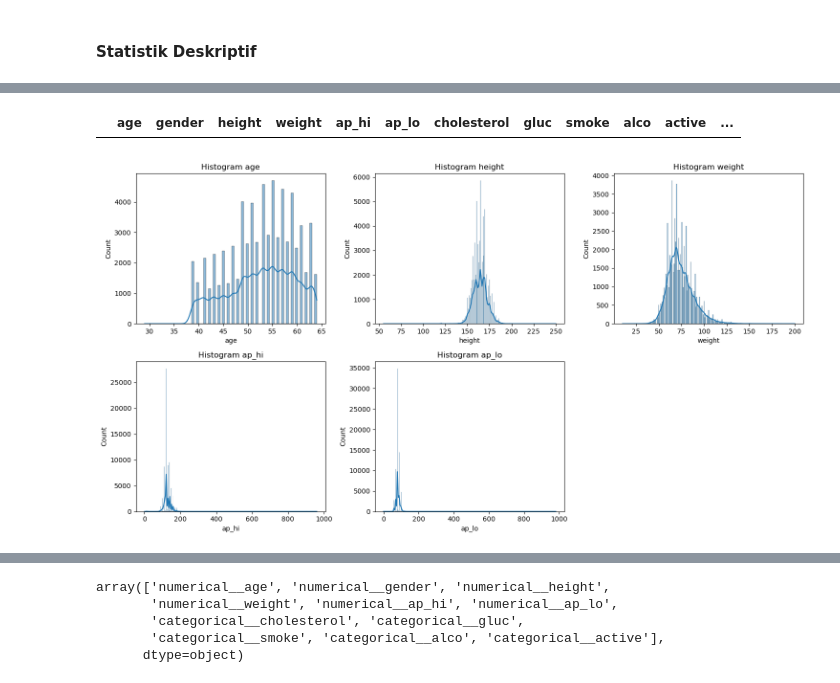
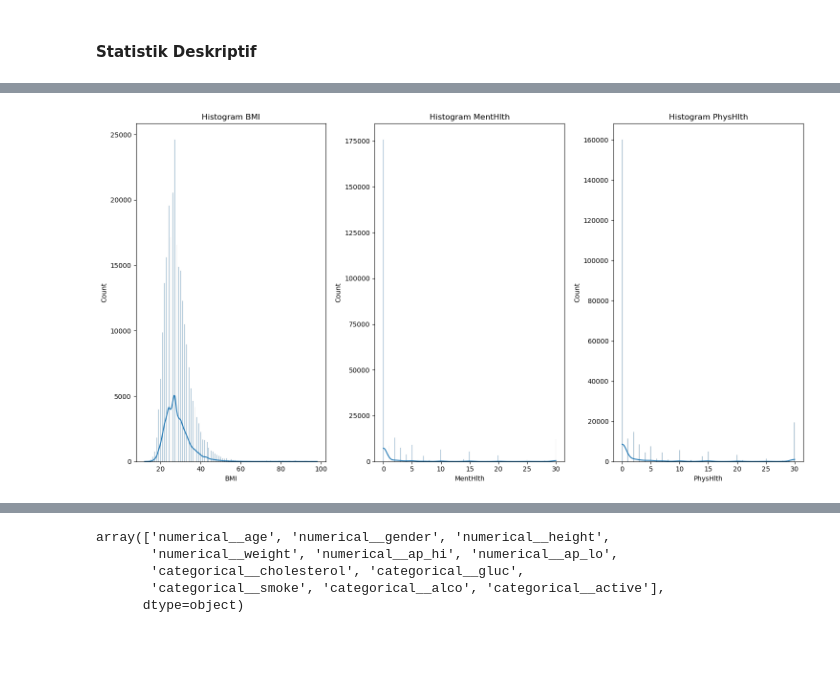
Before and after one commit to FaradayB/Hacktiv8-Assignments, a Jupyter notebook: Mini Project 2/mini_project_2_FaradayBarrFatahillah.ipynb, the cells around one changed output, grey strips where cells are left out. Saved outputs shown, nothing was run; the diff lists cells and outputs as text; code cells hidden in the pictures; blank space fills up the shorter version.

```diff
--- a/Mini Project 2/mini_project_2_FaradayBarrFatahillah.ipynb
+++ b/Mini Project 2/mini_project_2_FaradayBarrFatahillah.ipynb
@@ -131,2 +208,14 @@ df.head()
 # %% [markdown]
 #### Statistik Deskriptif
+# %%
+numerik = ['BMI', 'MentHlth', 'PhysHlth']
+
+for col in numerik:
+    print(f'Mean {col}: {df[col].mean()}')
+    print(f'Median {col}: {df[col].median()}')
+    print(f'Mode {col}: {df[col].mode()[0]}')
+    print(f'Std {col}: {df[col].std()}')
+    print(f'Q1 {col}: {df[col].quantile(0.25)}')
+    print(f'Q3 {col}: {df[col].quantile(0.75)}')
+    print(f'IQR {col}: {df[col].quantile(0.75) - df[col].quantile(0.25)}')
+    print('')
@@ -145,12 +251,0 @@ df.describe()
-# %%
-numerik = ['age', 'height', 'weight', 'ap_hi', 'ap_lo']
-
-for col in numerik:
-    print(f'Mean {col}: {df[col].mean()}')
-    print(f'Median {col}: {df[col].median()}')
-    print(f'Mode {col}: {df[col].mode()[0]}')
-    print(f'Std {col}: {df[col].std()}')
-    print(f'Q1 {col}: {df[col].quantile(0.25)}')
-    print(f'Q3 {col}: {df[col].quantile(0.75)}')
-    print(f'IQR {col}: {df[col].quantile(0.75) - df[col].quantile(0.25)}')
-    print('')
@@ -199,3 +251,0 @@ array([  110,   140,   130,   150,   100,   120,   145,   170,   135,
-# %%
-df['ap_hi'] = df['ap_hi'].abs().astype('str').str[:3].astype('int64')
-df['ap_hi'].unique()
@@ -218,3 +251,0 @@ df.query('ap_hi == 16020')
-# %%
-df['ap_lo'] = df['ap_lo'].abs().astype('str').str[:3].astype('int64')
-df['ap_lo'].unique()
@@ -232,19 +252,13 @@ array([ 80,  90,  70, 100,  60,  85,  89, 110,  65,  63,  79, 800, 120,
-# %%
-df.query('ap_hi == 11000')
-# %% [output]
-|  | age | gender | height | weight | ap_hi | ap_lo | cholesterol | gluc | smoke | alco | active | ... |
 # %%
-fig, axes = plt.subplots(2, 3, figsize=(15, 8))
+fig, axes = plt.subplots(1, 3, figsize=(15, 8))
 axes = axes.flatten()
 
 for i, col in enumerate(numerik):
     sns.histplot(df[col], kde=True, ax=axes[i])
     axes[i].set_title(f'Histogram {col}')
 
-fig.delaxes(axes[5])
-
 plt.tight_layout()
 plt.show()
 # %% [output]
-[figure, old version]
+[figure, new version]
 # %%
```
Also changed, not shown: parts of 21 cells of this notebook, 2 other files.
